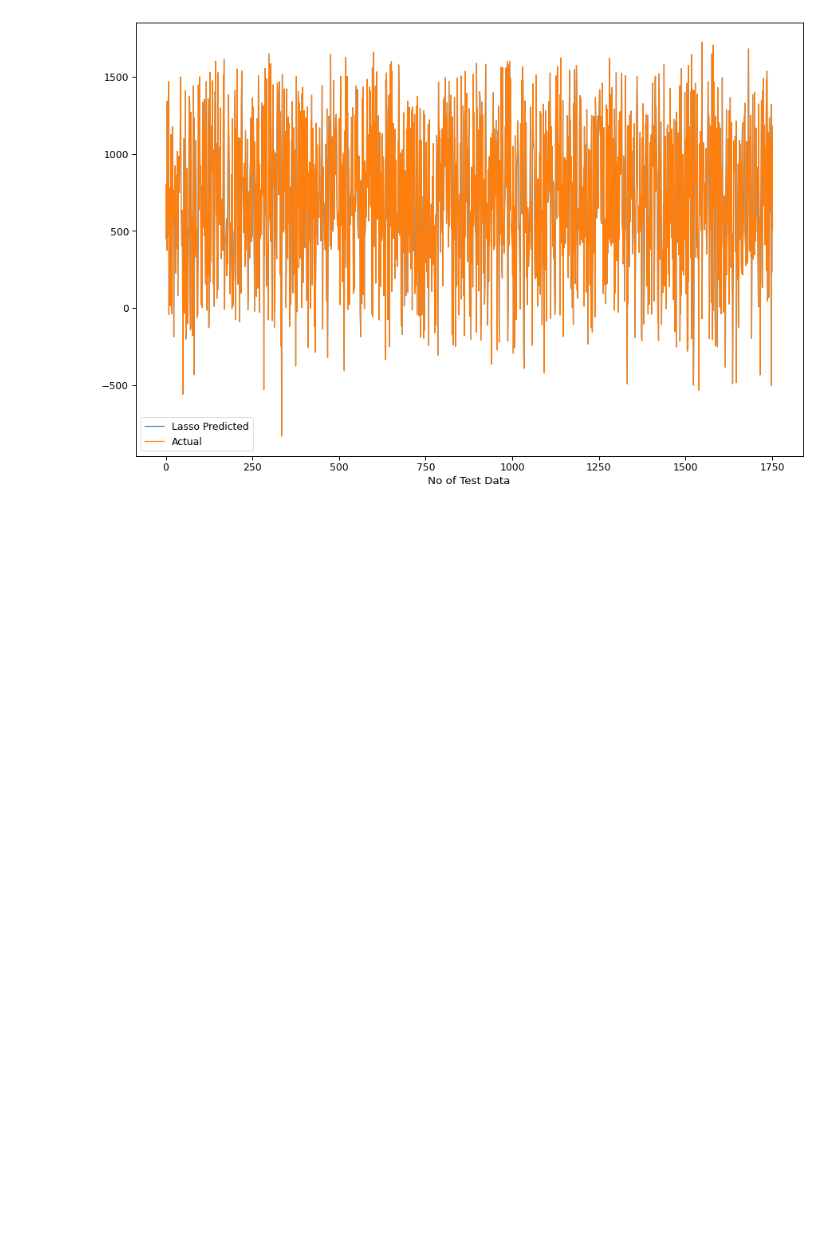
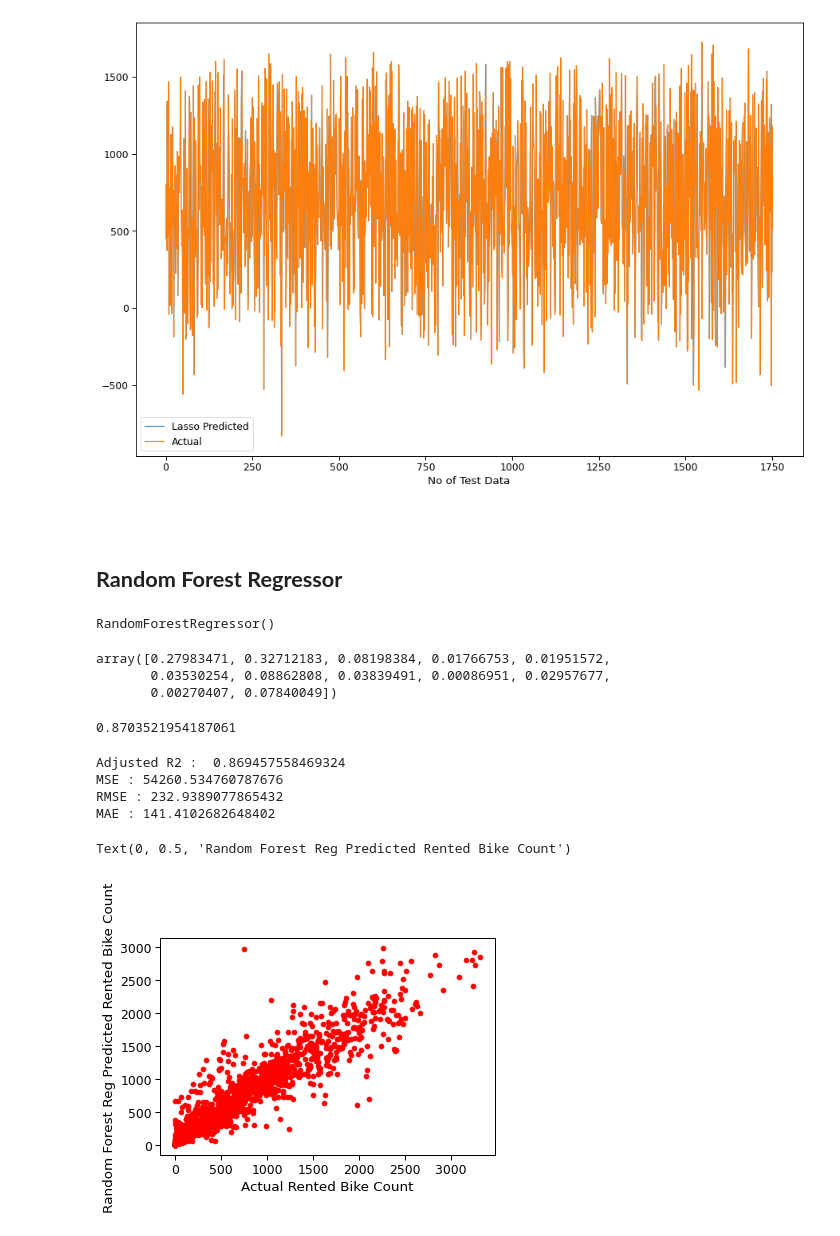
Before and after one commit to AkashSalmuthe/Bike-Sharing-Demand-Prediction, a Jupyter notebook: Bike_Sharing_Demand_Prediction_Capstone_Project.ipynb, the cells around one changed output. Drawn from its saved outputs; the diff is of its cells as text; code cells hidden in the pictures; blank space fills up the shorter version.

Commit message:
Multiple Regressor Models

```diff
--- a/Bike_Sharing_Demand_Prediction_Capstone_Project.ipynb
+++ b/Bike_Sharing_Demand_Prediction_Capstone_Project.ipynb
@@ -816,3 +819,47 @@ plt.xlabel('No of Test Data')
 plt.show()
 # %% [output]
 [figure]
+# %% [markdown]
+**<br>Random Forest Regressor**
+---
+# %%
+rf = RandomForestRegressor(n_estimators=100)
+rf.fit(X_train,y_train)
+# %% [output]
+RandomForestRegressor()
+# %%
+rf.feature_importances_
+# %% [output]
+array([0.27983471, 0.32712183, 0.08198384, 0.01766753, 0.01951572,
+       0.03530254, 0.08862808, 0.03839491, 0.00086951, 0.02957677,
+       0.00270407, 0.07840049])
+# %%
+y_predict_r = rf.predict(X_test)
+# %%
+r2_score(y_test,y_predict_r)
+# %% [output]
+0.8703521954187061
+# %%
+#Evaluation metrices
+
+print("Adjusted R2 : ",1-(1-r2_score((y_test), (y_predict_r)))*((X_test.shape[0]-1)/(X_test.shape[0]-X_test.shape[1]-1)))
+MSE  = mean_squared_error(y_test, y_predict_r)
+print("MSE :" , MSE)
+RMSE = np.sqrt(MSE)
+print("RMSE :" ,RMSE)
+MAE  = mean_absolute_error(y_test, y_predict_r)
+print("MAE :" , MAE)
+# %% [output]
+Adjusted R2 :  0.869457558469324
+MSE : 54260.534760787676
+RMSE : 232.9389077865432
+MAE : 141.4102682648402
+# %%
+# Actual vs predicated rented bike count
+
+plt.scatter(y_test, y_predict_r,color='r')
+plt.xlabel('Actual Rented Bike Count')
+plt.ylabel('Random Forest Reg Predicted Rented Bike Count')
+# %% [output]
+Text(0, 0.5, 'Random Forest Reg Predicted Rented Bike Count')
+[figure, added]
```
Also changed, not shown: parts of 27 cells of this notebook.
